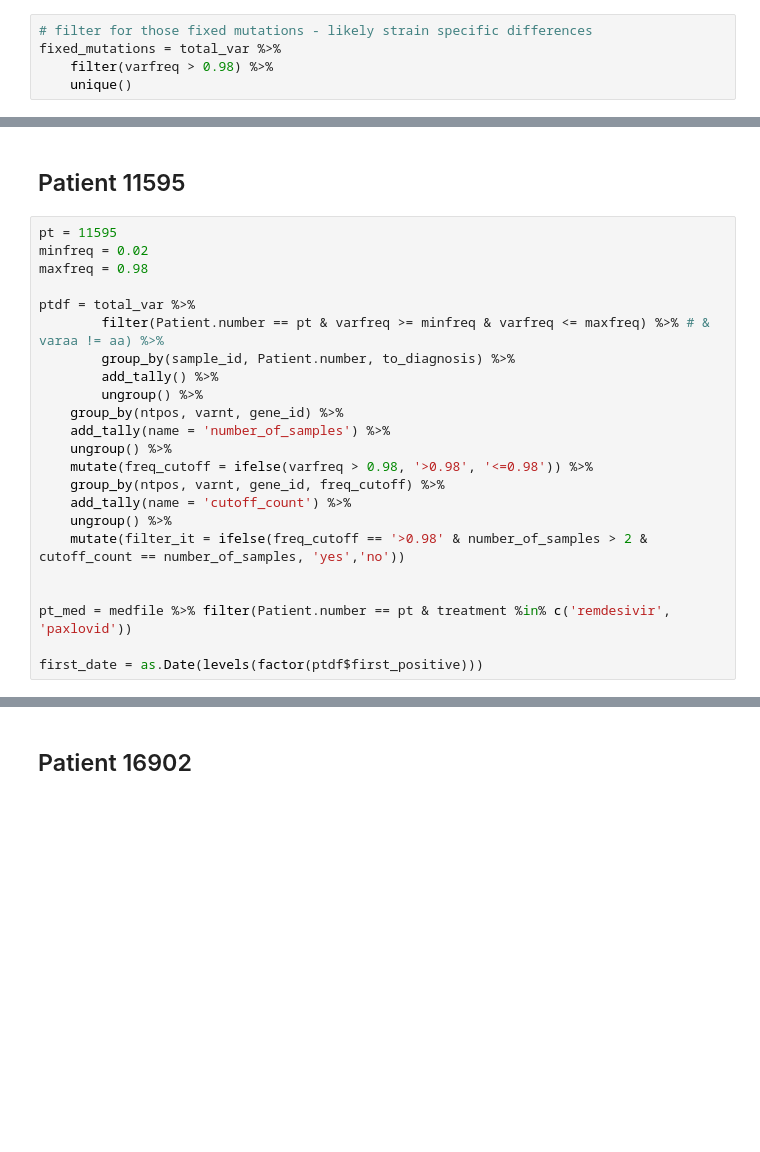
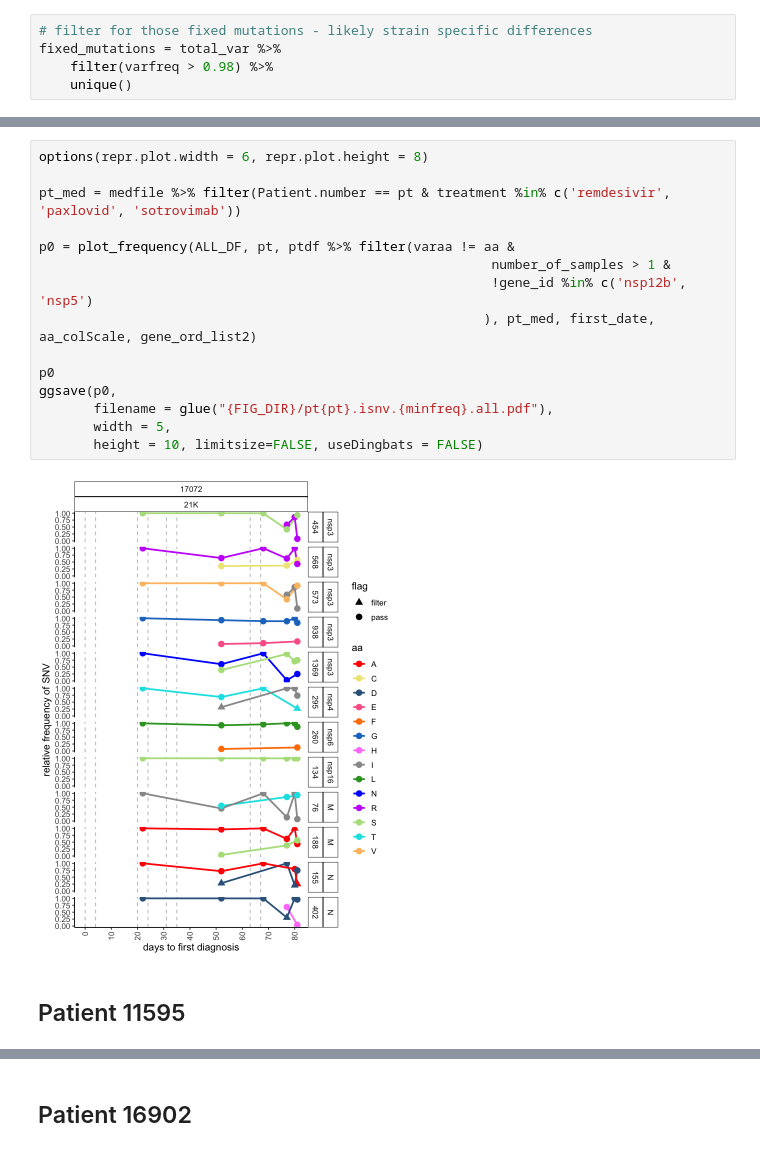
Before and after one commit to GhedinSGS/SARS-CoV-2_Antiviral_Resistance, a Jupyter notebook: scripts/rdv_resistance.ipynb, the cells around one changed output, grey strips where cells are left out. Drawn from its saved outputs; the diff is of its cells as text; blank space fills up the shorter version.

```diff
--- a/scripts/rdv_resistance.ipynb
+++ b/scripts/rdv_resistance.ipynb
@@ -329,25 +437,19 @@ Warning message:
+# %%
+options(repr.plot.width = 6, repr.plot.height = 8)
+
+pt_med = medfile %>% filter(Patient.number == pt & treatment %in% c('remdesivir', 'paxlovid', 'sotrovimab'))
+
+p0 = plot_frequency(ALL_DF, pt, ptdf %>% filter(varaa != aa &
+                                                          number_of_samples > 1 &
+                                                          !gene_id %in% c('nsp12b', 'nsp5')
+                                                         ), pt_med, first_date, aa_colScale, gene_ord_list2)
+
+p0
+ggsave(p0,
+       filename = glue("{FIG_DIR}/pt{pt}.isnv.{minfreq}.all.pdf"),
+       width = 5,
+       height = 10, limitsize=FALSE, useDingbats = FALSE)
+# %% [output]
+[figure, added]
 # %% [markdown]
 ## Patient 11595
-# %%
-pt = 11595
-minfreq = 0.02
-maxfreq = 0.98
-
-ptdf = total_var %>%
-        filter(Patient.number == pt & varfreq >= minfreq & varfreq <= maxfreq) %>% # & varaa != aa) %>%
-        group_by(sample_id, Patient.number, to_diagnosis) %>%
-        add_tally() %>%
-        ungroup() %>%
-    group_by(ntpos, varnt, gene_id) %>%
-    add_tally(name = 'number_of_samples') %>%
-    ungroup() %>%
-    mutate(freq_cutoff = ifelse(varfreq > 0.98, '>0.98', '<=0.98')) %>%
-    group_by(ntpos, varnt, gene_id, freq_cutoff) %>%
-    add_tally(name = 'cutoff_count') %>%
-    ungroup() %>%
-    mutate(filter_it = ifelse(freq_cutoff == '>0.98' & number_of_samples > 2 & cutoff_count == number_of_samples, 'yes','no'))
-
-
-pt_med = medfile %>% filter(Patient.number == pt & treatment %in% c('remdesivir', 'paxlovid'))
-
-first_date = as.Date(levels(factor(ptdf$first_positive)))
```
Also changed, not shown: parts of 49 cells of this notebook.
